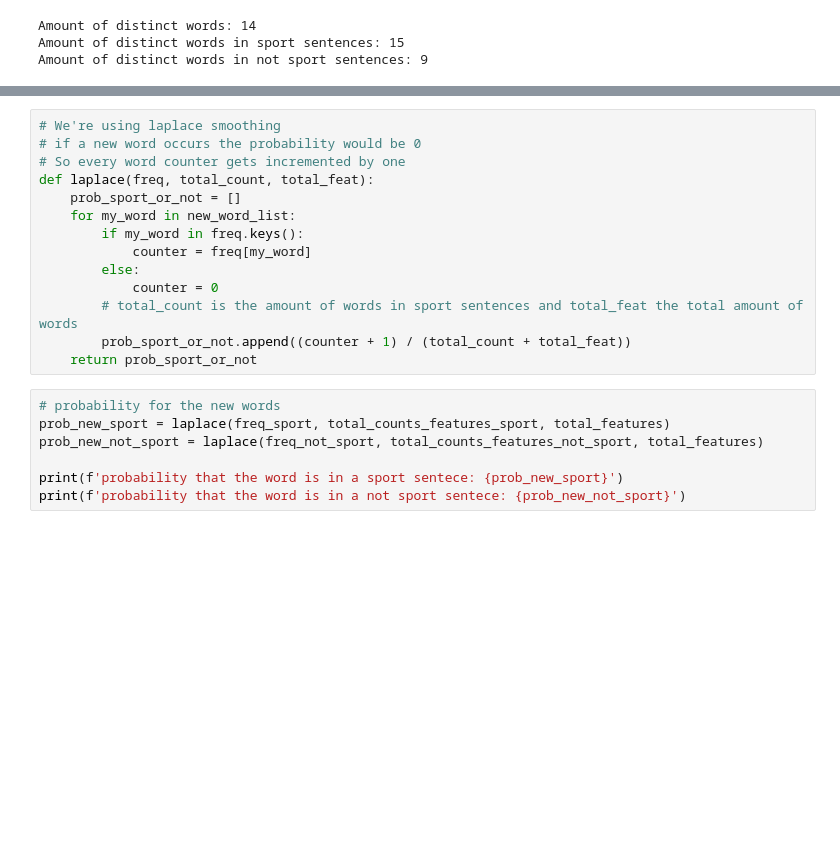
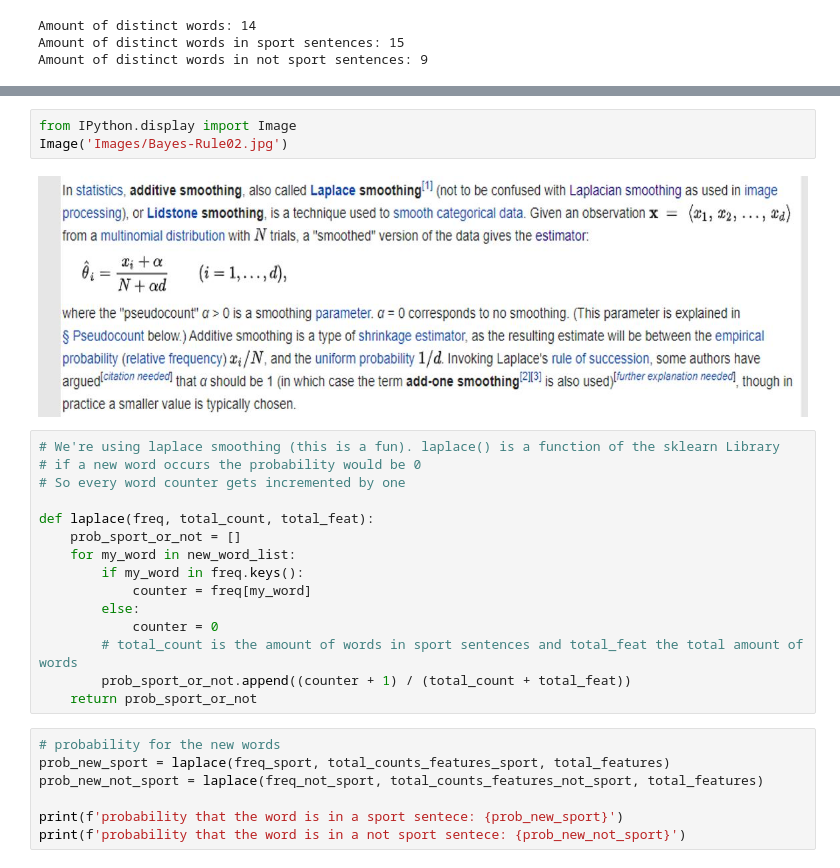
Before and after one commit to HVoellinger/Lecture-Notes-to-ML-WS2020, a Jupyter notebook: Homework_H3.2-Bayes_Learning_for_Text_Classification.ipynb, the cells around one changed output, grey strips where cells are left out. Cells and saved outputs as stored; diff of their text form; blank space fills up the shorter version.

```diff
--- a/Homework_H3.2-Bayes_Learning_for_Text_Classification.ipynb
+++ b/Homework_H3.2-Bayes_Learning_for_Text_Classification.ipynb
@@ -189,7 +256,13 @@ new_word_list = word_tokenize(new_sentence)
+# %%
+from IPython.display import Image
+Image('Images/Bayes-Rule02.jpg')
+# %% [output]
+[figure, added]
 # %%
-# We're using laplace smoothing
+# We're using laplace smoothing (this is a fun). laplace() is a function of the sklearn Library
 # if a new word occurs the probability would be 0
 # So every word counter gets incremented by one
+
 def laplace(freq, total_count, total_feat):
     prob_sport_or_not = []
     for my_word in new_word_list:
```
Also changed, not shown: parts of 10 cells of this notebook, 1 other file.
